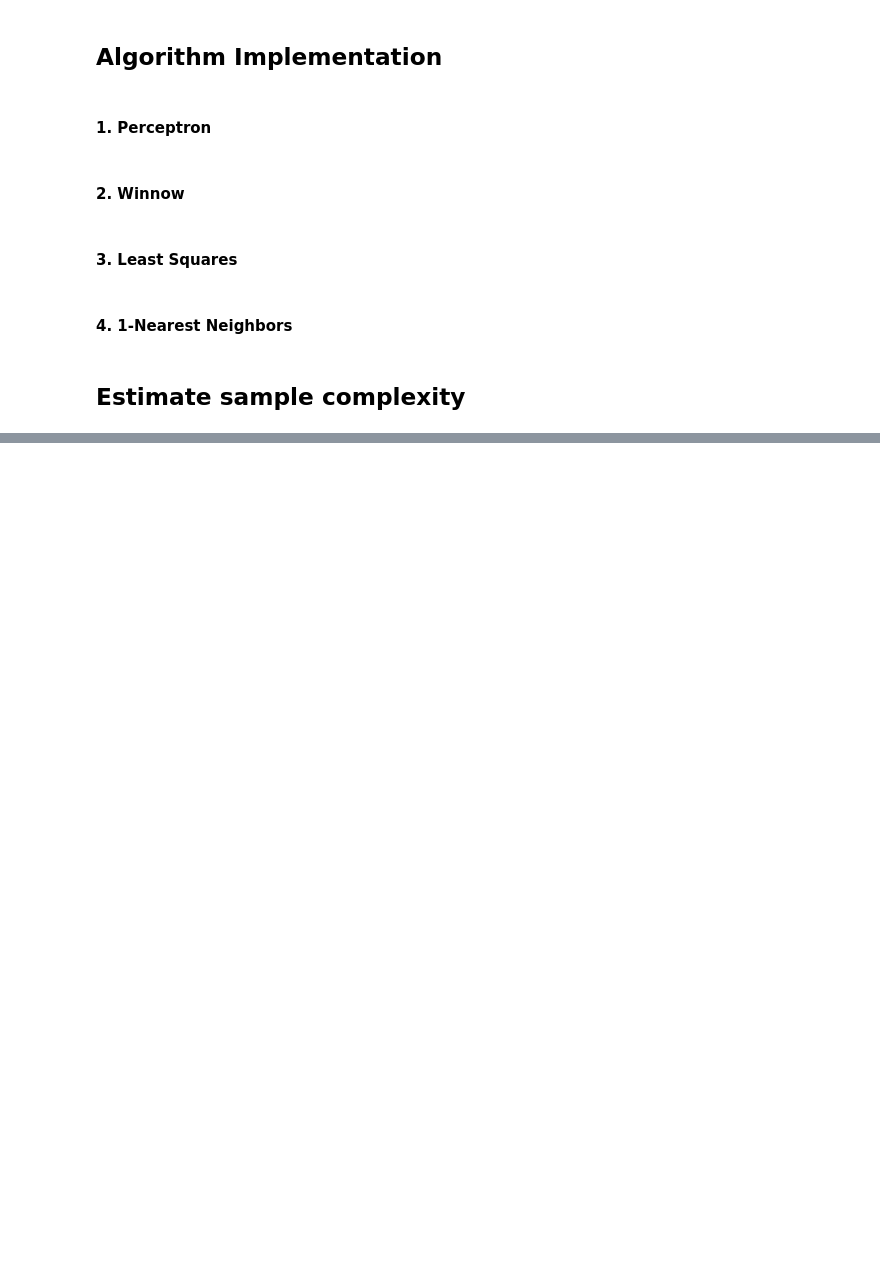
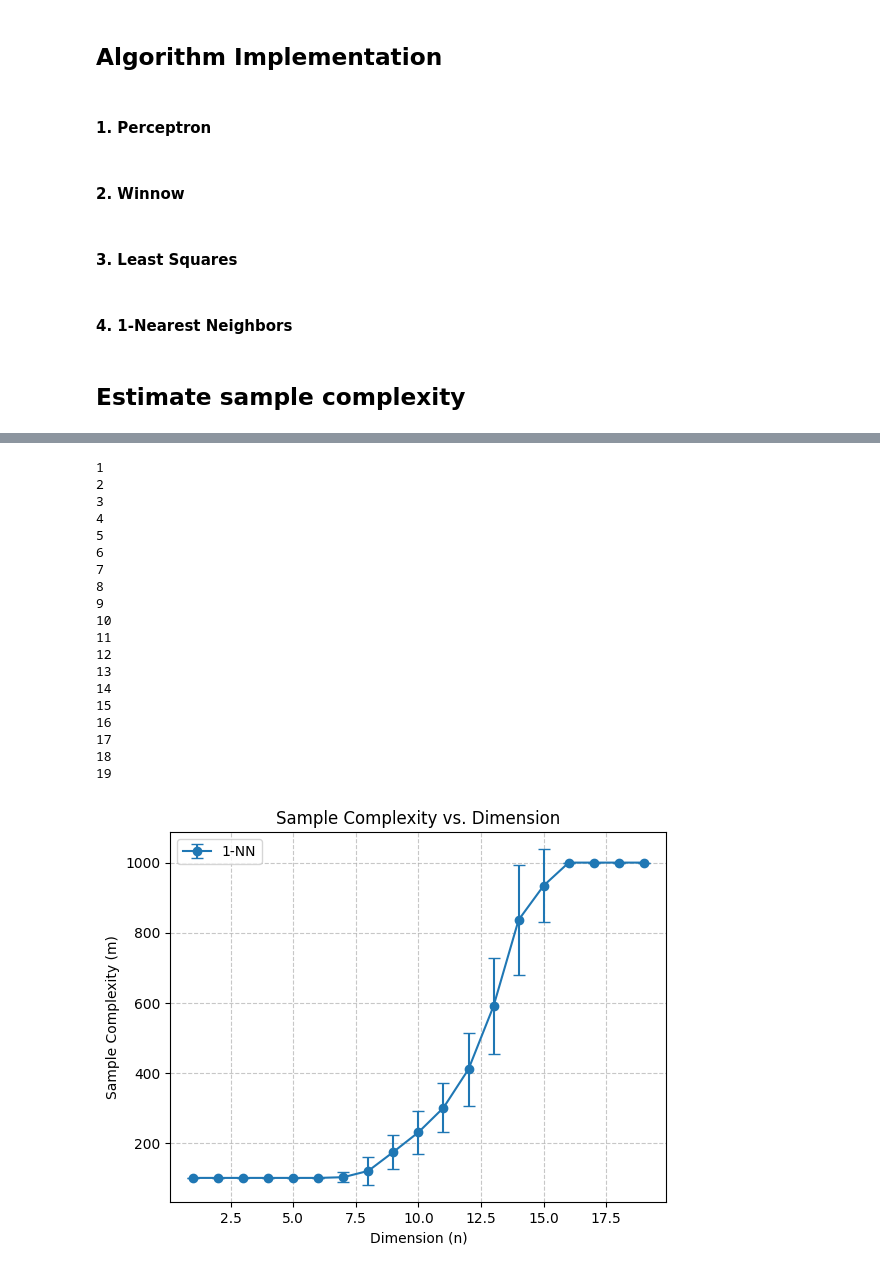
Before and after one commit to nadroj0-0/Supervised-Learning-Coursework-2, a Jupyter notebook: Part3/Part3.ipynb, the cells around one changed output, grey strips where cells are left out. Saved outputs shown, nothing was run; the diff lists cells and outputs as text; code cells hidden in the pictures; blank space fills up the shorter version.

```diff
--- a/Part3/Part3.ipynb
+++ b/Part3/Part3.ipynb
@@ -153,0 +172,24 @@ def plot_sample_complexity(complexity_dict, algorithm_name="Algorithm"):
+# %%
+sc_1nn = estimate_sample_complexity(one_nearest_neighbours, n_list=list(range(1, 20)), step=100)
+plot_sample_complexity(sc_1nn, "1-NN")
+# %% [output]
+1
+2
+3
+4
+5
+6
+7
+8
+9
+10
+11
+12
+13
+14
+15
+16
+17
+18
+19
+[figure, added]
```
Also changed, not shown: parts of 4 cells of this notebook, 3 other files.
